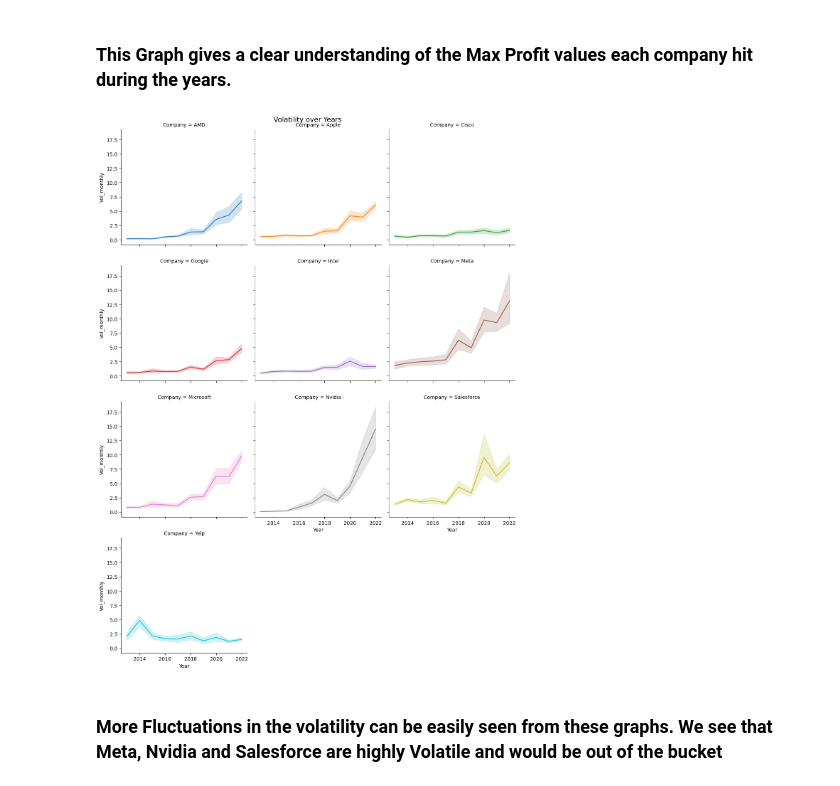
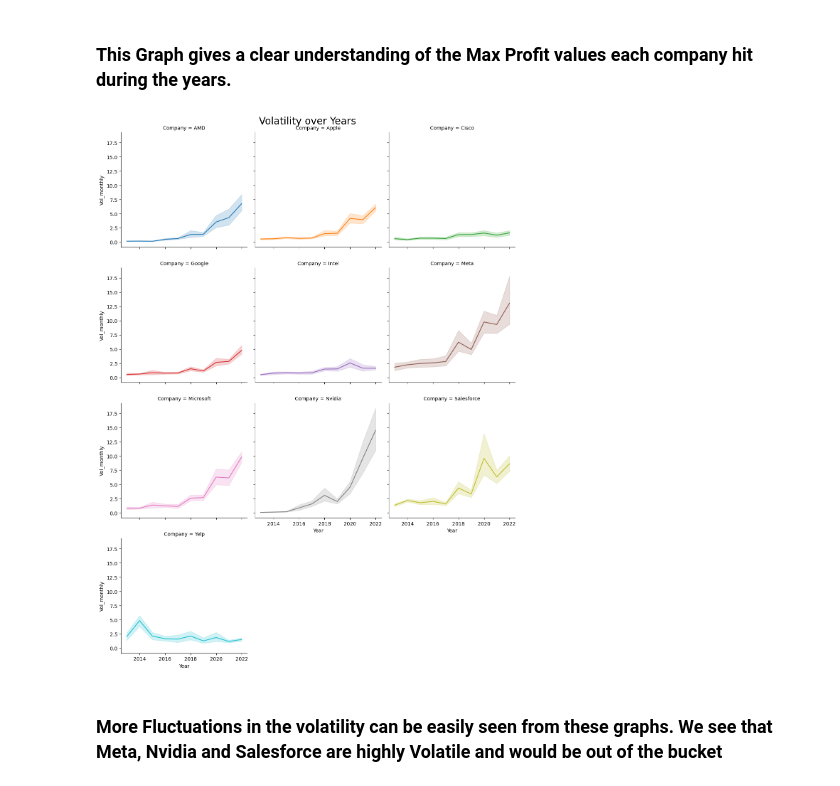
Before and after one commit to ubco-W2022T2-data301/Group35, a Jupyter notebook: analysis/analysis1.ipynb, the cells around one changed output. Drawn from its saved outputs; the diff is of its cells as text; code cells hidden in the pictures.

```diff
--- a/analysis/analysis1.ipynb
+++ b/analysis/analysis1.ipynb
@@ -576,17 +568,17 @@ plt.show()
 # %%
 # Line Plot
 
 g = sns.FacetGrid(df_monthly, col='Company', hue='Company', col_wrap=3, height=4)
 g.map(sns.lineplot, 'Year', 'Vol_monthly')
 g.set_axis_labels('Year', 'Vol_monthly')
 
 # Add title and adjust layout
-g.fig.suptitle('Volatility over Years', fontsize=14)
+g.fig.suptitle('Volatility over Years', fontsize=20)
 g.fig.subplots_adjust(top=0.9)
 g.fig.tight_layout()
 plt.show()
 # %% [output]
-[figure, old version]
+[figure, new version]
 # %% [markdown]
 ### More Fluctuations in the volatility can be easily seen from these graphs. We see that Meta, Nvidia and Salesforce are highly Volatile and would be out of the bucket
 # %%
```
Also changed, not shown: parts of 4 cells of this notebook, 1 other file.
